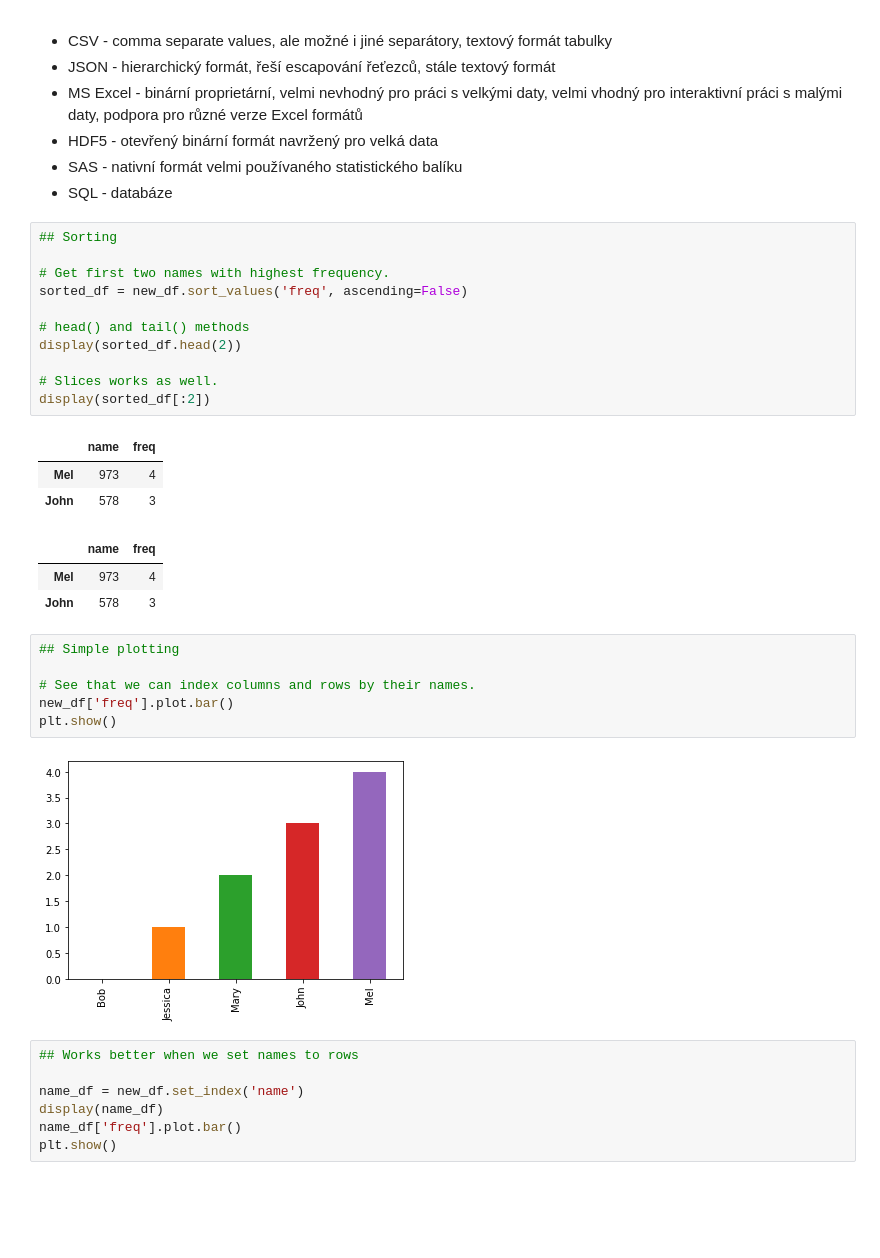
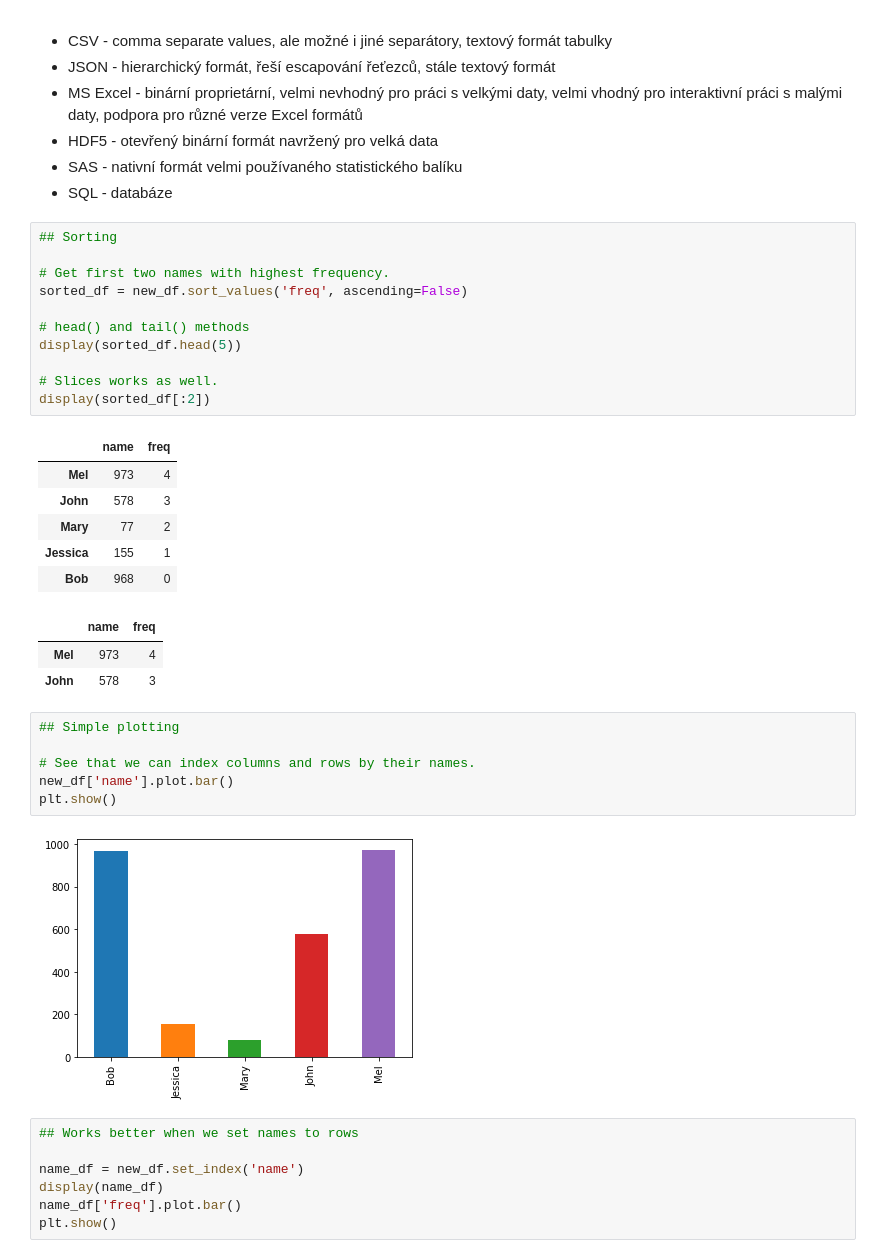
Before and after one commit to jbrezmorf/PAV_course, a Jupyter notebook: Section_3.1_Pandas.ipynb, the cells around one changed output. Cells and saved outputs as stored; diff of their text form; blank space fills up the shorter version.

```diff
--- a/Section_3.1_Pandas.ipynb
+++ b/Section_3.1_Pandas.ipynb
@@ -223,7 +223,7 @@ Zejména formáty:
 sorted_df = new_df.sort_values('freq', ascending=False)
 
 # head() and tail() methods
-display(sorted_df.head(2))
+display(sorted_df.head(5))
 
 # Slices works as well.
 display(sorted_df[:2])
@@ -231,17 +231,20 @@ display(sorted_df[:2])
 |  | name | freq |
 | Mel | 973 | 4 |
 | John | 578 | 3 |
+| Mary | 77 | 2 |
+| Jessica | 155 | 1 |
+| Bob | 968 | 0 |
 |  | name | freq |
 | Mel | 973 | 4 |
 | John | 578 | 3 |
 # %%
 ## Simple plotting
 
 # See that we can index columns and rows by their names.
-new_df['freq'].plot.bar()
+new_df['name'].plot.bar()
 plt.show()
 # %% [output]
-[figure, old version]
+[figure, new version]
 # %%
 ## Works better when we set names to rows
 
```
Also changed, not shown: parts of 12 cells of this notebook, 2 other files.
